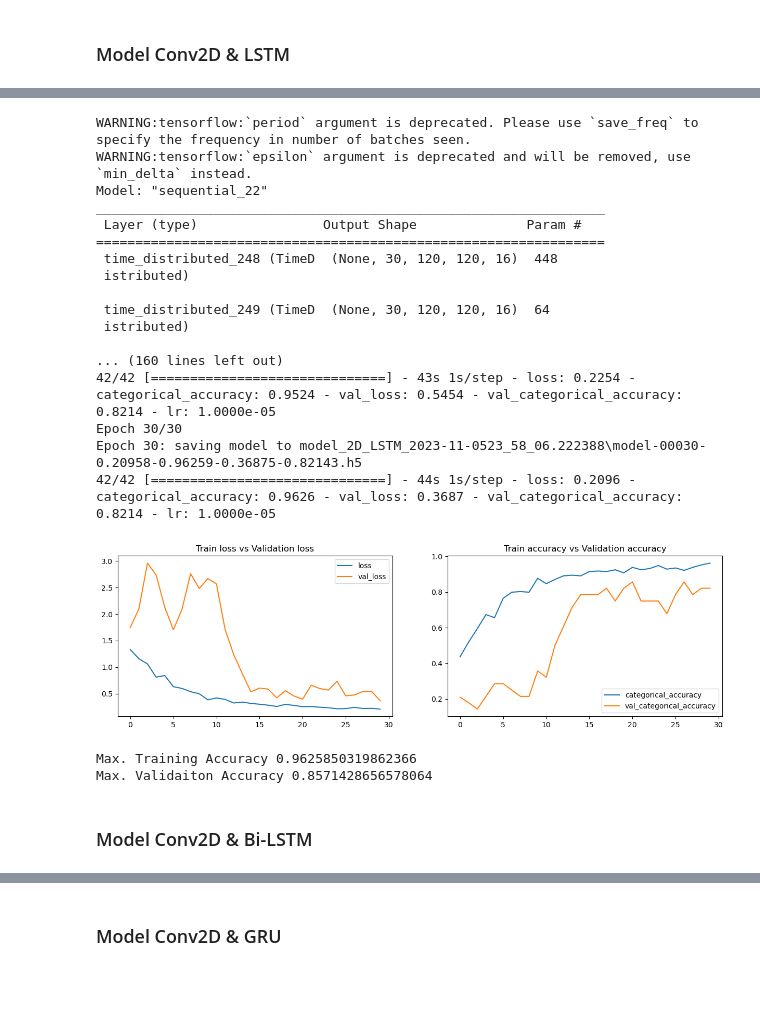
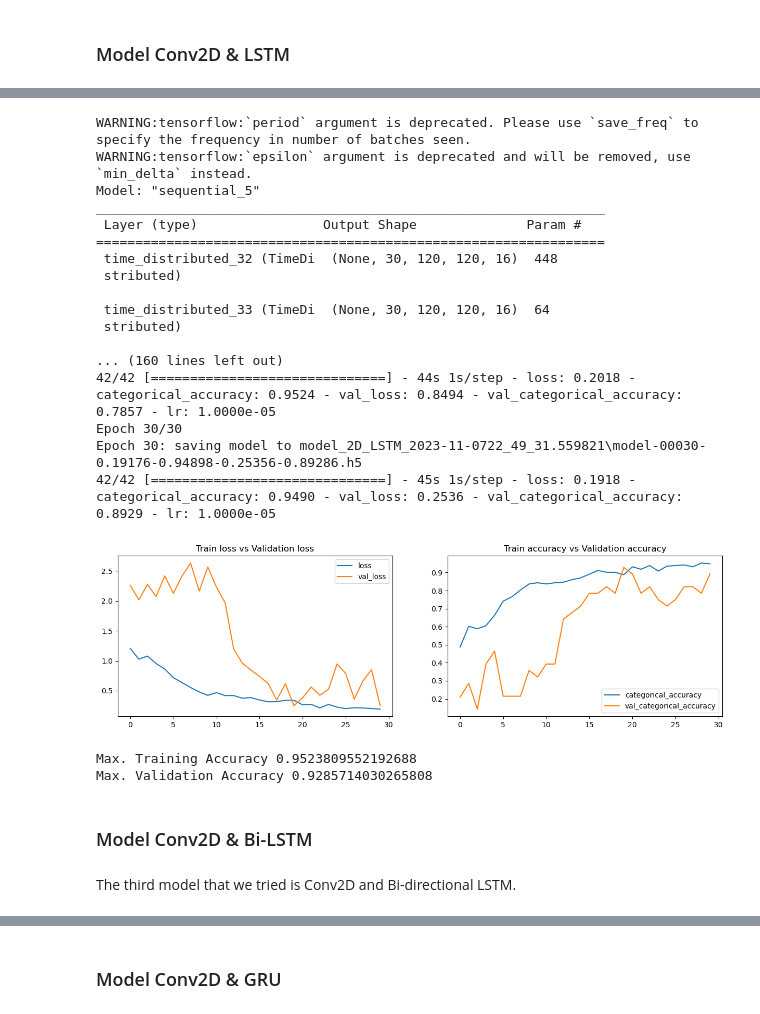
Before and after one commit to 1darknight/ThucAnh-ManhTruong-Gesture-Recognition, a Jupyter notebook: ThucAnh_ManhTruong.ipynb, the cells around one changed output, grey strips where cells are left out. Cells and saved outputs as stored; diff of their text form; code cells hidden in the pictures; blank space fills up the shorter version.

```diff
--- a/ThucAnh_ManhTruong.ipynb
+++ b/ThucAnh_ManhTruong.ipynb
@@ -417,5 +429,5 @@ def model_LSTM_fit(n_frames, batch_size, num_epochs):
     model_history = model.fit_generator(train_generator, steps_per_epoch=steps_per_epoch, epochs=num_epochs, verbose=1,
                         callbacks=callbacks_list, validation_data=val_generator,
                         validation_steps=validation_steps, class_weight=None, workers=1, initial_epoch=0)
-    return model_history
+    return model_history, model
 # %%
@@ -469,29 +483,32 @@ Max. Validaiton Accuracy 0.9375
 # %%
-model_2D_lstm = model_LSTM_fit(n_frames=30, batch_size=16, num_epochs=30)
-plotModelHistory(model_2D_lstm)
+# Reduce batch size to 16 of model Conv2D + LSTM
+model_2D_lstm_hist, model_2D_lstm_exp3 = model_LSTM_fit(n_frames=30, batch_size=16, num_epochs=30)
+plotModelHistory(model_2D_lstm_hist)
 # %% [output]
 WARNING:tensorflow:`period` argument is deprecated. Please use `save_freq` to specify the frequency in number of batches seen.
 WARNING:tensorflow:`epsilon` argument is deprecated and will be removed, use `min_delta` instead.
-Model: "sequential_22"
+Model: "sequential_5"
 _________________________________________________________________
  Layer (type)                Output Shape              Param #
 =================================================================
- time_distributed_248 (TimeD  (None, 30, 120, 120, 16)  448
- istributed)
+ time_distributed_32 (TimeDi  (None, 30, 120, 120, 16)  448
+ stributed)
 
- time_distributed_249 (TimeD  (None, 30, 120, 120, 16)  64
- istributed)
+ time_distributed_33 (TimeDi  (None, 30, 120, 120, 16)  64
+ stributed)
 
 ... (160 lines left out)
-42/42 [==============================] - 43s 1s/step - loss: 0.2254 - categorical_accuracy: 0.9524 - val_loss: 0.5454 - val_categorical_accuracy: 0.8214 - lr: 1.0000e-05
+42/42 [==============================] - 44s 1s/step - loss: 0.2018 - categorical_accuracy: 0.9524 - val_loss: 0.8494 - val_categorical_accuracy: 0.7857 - lr: 1.0000e-05
 Epoch 30/30
-Epoch 30: saving model to model_2D_LSTM_2023-11-0523_58_06.222388\model-00030-0.20958-0.96259-0.36875-0.82143.h5
-42/42 [==============================] - 44s 1s/step - loss: 0.2096 - categorical_accuracy: 0.9626 - val_loss: 0.3687 - val_categorical_accuracy: 0.8214 - lr: 1.0000e-05
+Epoch 30: saving model to model_2D_LSTM_2023-11-0722_49_31.559821\model-00030-0.19176-0.94898-0.25356-0.89286.h5
+42/42 [==============================] - 45s 1s/step - loss: 0.1918 - categorical_accuracy: 0.9490 - val_loss: 0.2536 - val_categorical_accuracy: 0.8929 - lr: 1.0000e-05
-[figure, old version]
+[figure, new version]
-Max. Training Accuracy 0.9625850319862366
-Max. Validaiton Accuracy 0.8571428656578064
+Max. Training Accuracy 0.9523809552192688
+Max. Validation Accuracy 0.9285714030265808
 # %% [markdown]
 ### Model Conv2D & Bi-LSTM
+# %% [markdown]
+The third model that we tried is Conv2D and Bi-directional LSTM.
 # %%
 from keras.models import Sequential
 from keras.layers import Dense, Dropout, Flatten, TimeDistributed, Conv2D, MaxPooling2D, BatchNormalization, Bidirectional, CuDNNLSTM
```
Also changed, not shown: parts of 26 cells of this notebook, 3 other files.
